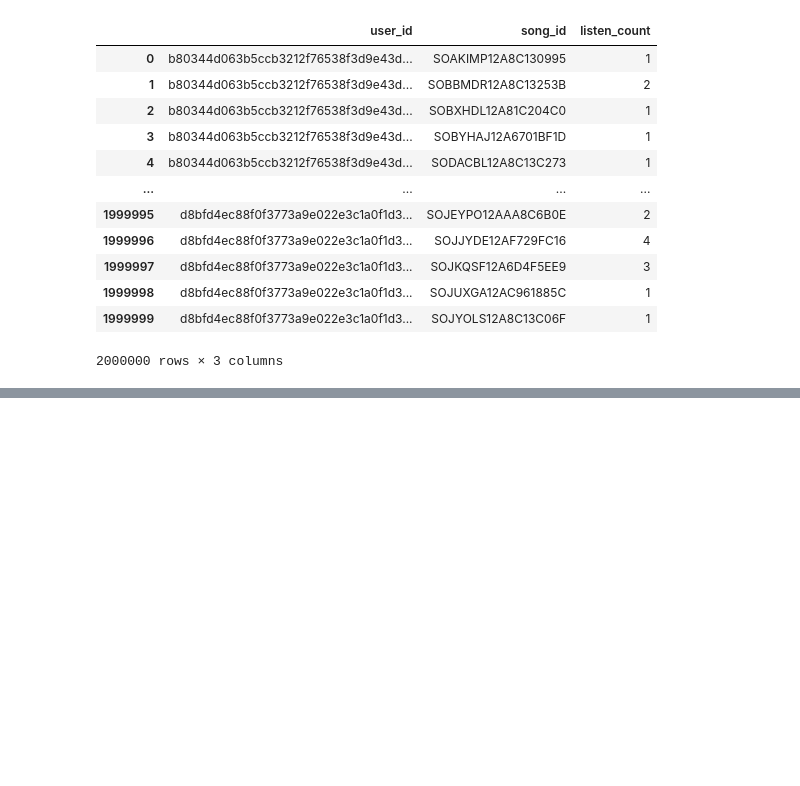
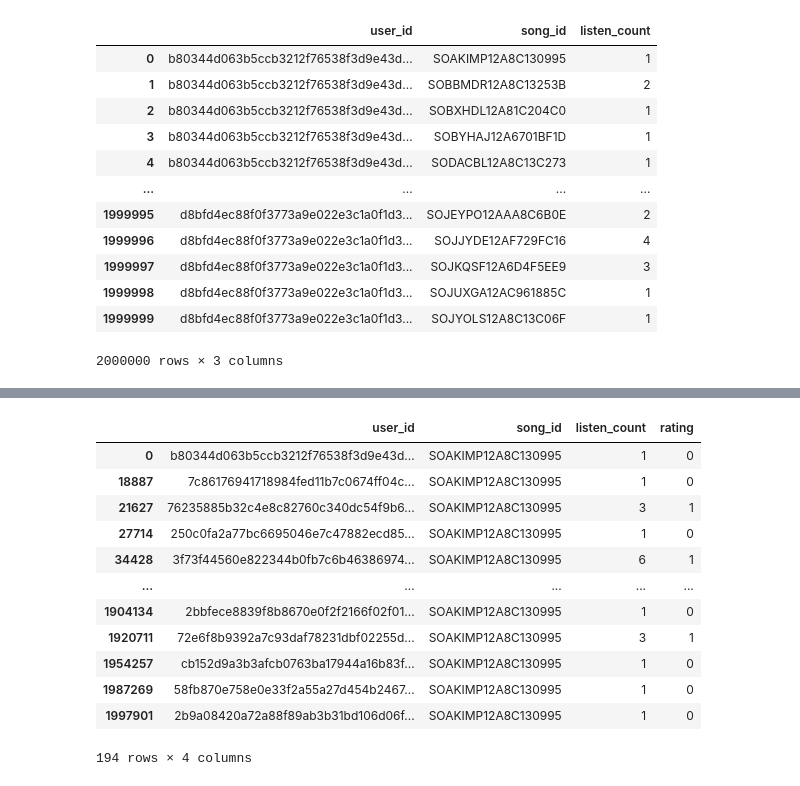
Before and after one commit to ERoszczyk/music_recommendation, a Jupyter notebook: notebooks/implementation.ipynb, the cells around one changed output, grey strips where cells are left out. Drawn from its saved outputs; the diff is of its cells as text; code cells hidden in the pictures; blank space fills up the shorter version.

```diff
--- a/notebooks/implementation.ipynb
+++ b/notebooks/implementation.ipynb
@@ -380,0 +450,18 @@ triplets_df
+# %%
+all_songs = ratings_df['song_id'].unique()
+# %%
+ratings_df[ratings_df['song_id'] == all_songs[0]]
+# %% [output]
+|  | user_id | song_id | listen_count | rating |
+| 0 | b80344d063b5ccb3212f76538f3d9e43d... | SOAKIMP12A8C130995 | 1 | 0 |
+| 18887 | 7c86176941718984fed11b7c0674ff04c... | SOAKIMP12A8C130995 | 1 | 0 |
+| 21627 | 76235885b32c4e8c82760c340dc54f9b6... | SOAKIMP12A8C130995 | 3 | 1 |
+| 27714 | 250c0fa2a77bc6695046e7c47882ecd85... | SOAKIMP12A8C130995 | 1 | 0 |
+| 34428 | 3f73f44560e822344b0fb7c6b46386974... | SOAKIMP12A8C130995 | 6 | 1 |
+| ... | ... | ... | ... | ... |
+| 1904134 | 2bbfece8839f8b8670e0f2f2166f02f01... | SOAKIMP12A8C130995 | 1 | 0 |
+| 1920711 | 72e6f8b9392a7c93daf78231dbf02255d... | SOAKIMP12A8C130995 | 3 | 1 |
+| 1954257 | cb152d9a3b3afcb0763ba17944a16b83f... | SOAKIMP12A8C130995 | 1 | 0 |
+| 1987269 | 58fb870e758e0e33f2a55a27d454b2467... | SOAKIMP12A8C130995 | 1 | 0 |
+| 1997901 | 2b9a08420a72a88f89ab3b31bd106d06f... | SOAKIMP12A8C130995 | 1 | 0 |
+194 rows × 4 columns
```
Also changed, not shown: parts of 22 cells of this notebook.
